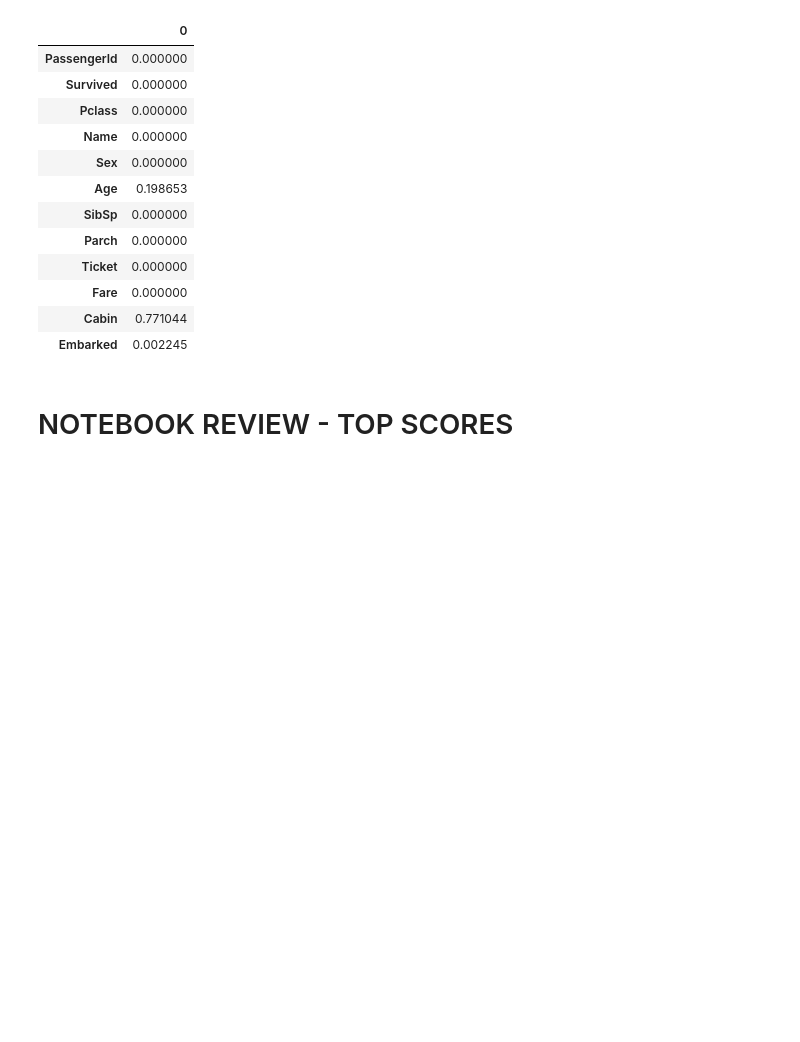
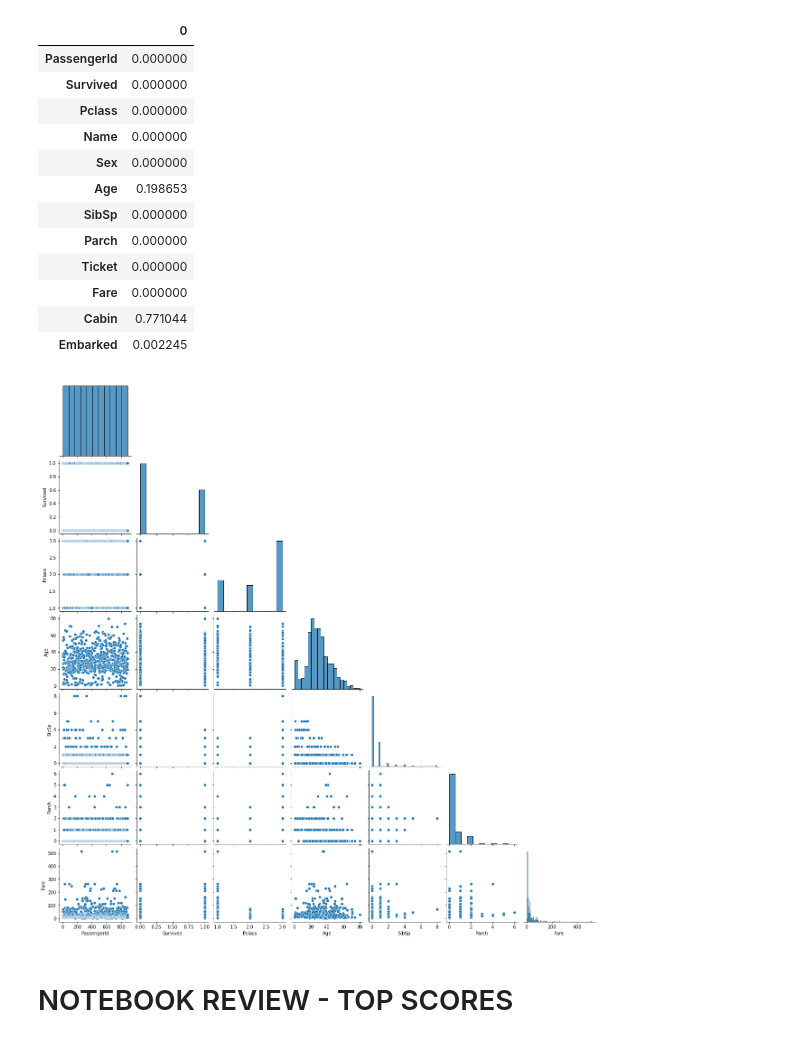
Before and after one commit to siandav/cosferlabwork, a Jupyter notebook: Week4/python/day4 labs/titanic/studying titanic.ipynb, the cells around one changed output. Drawn from its saved outputs; the diff is of its cells as text; code cells hidden in the pictures; blank space fills up the shorter version.

```diff
--- a/Week4/python/day4 labs/titanic/studying titanic.ipynb
+++ b/Week4/python/day4 labs/titanic/studying titanic.ipynb
@@ -72,6 +73,10 @@ nullsdf
 | Fare | 0.000000 |
 | Cabin | 0.771044 |
 | Embarked | 0.002245 |
+# %%
+sns.pairplot(df,corner=True);
+# %% [output]
+[figure, added]
 # %% [markdown]
 # NOTEBOOK REVIEW - TOP SCORES
 # %% [markdown]
```
Also changed, not shown: parts of 1 cell of this notebook, 3 other files.
